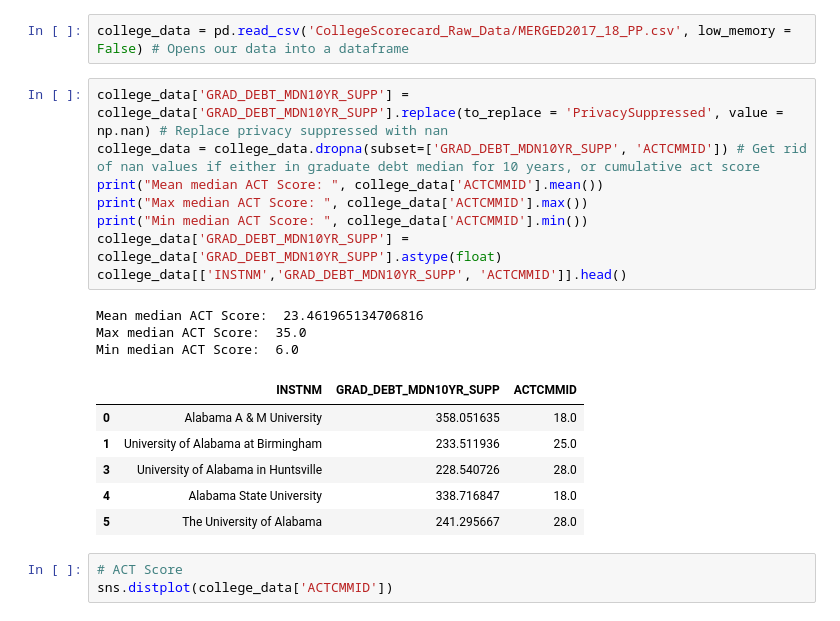
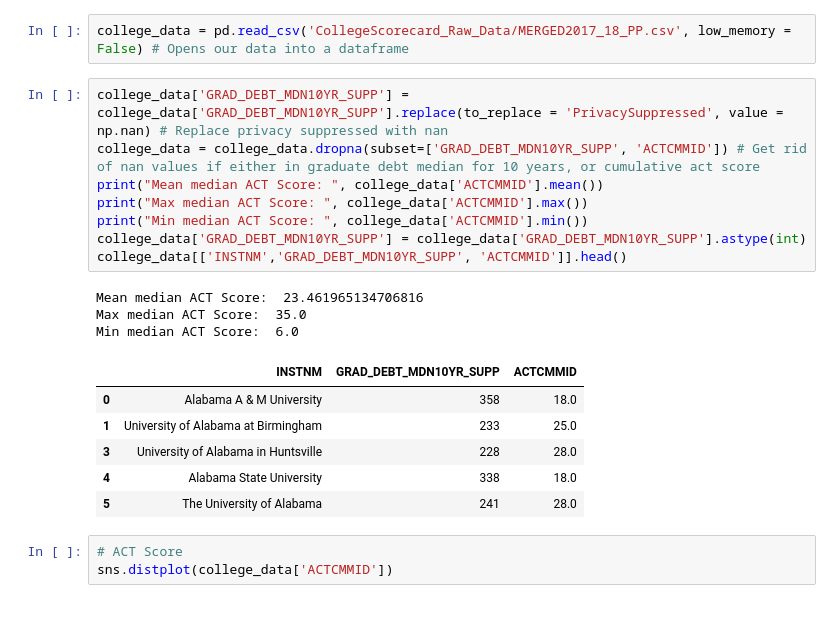
Before and after one commit to YJDave/cs418-s20-cs418_spring20_mighty_python, a Jupyter notebook: EduWorth.ipynb, the cells around one changed output. Cells and saved outputs as stored; diff of their text form.

```diff
--- a/EduWorth.ipynb
+++ b/EduWorth.ipynb
@@ -39,21 +39,21 @@ college_data = pd.read_csv('CollegeScorecard_Raw_Data/MERGED2017_18_PP.csv', low
 # %%
 college_data['GRAD_DEBT_MDN10YR_SUPP'] = college_data['GRAD_DEBT_MDN10YR_SUPP'].replace(to_replace = 'PrivacySuppressed', value = np.nan) # Replace privacy suppressed with nan
 college_data = college_data.dropna(subset=['GRAD_DEBT_MDN10YR_SUPP', 'ACTCMMID']) # Get rid of nan values if either in graduate debt median for 10 years, or cumulative act score
 print("Mean median ACT Score: ", college_data['ACTCMMID'].mean())
 print("Max median ACT Score: ", college_data['ACTCMMID'].max())
 print("Min median ACT Score: ", college_data['ACTCMMID'].min())
-college_data['GRAD_DEBT_MDN10YR_SUPP'] = college_data['GRAD_DEBT_MDN10YR_SUPP'].astype(float)
+college_data['GRAD_DEBT_MDN10YR_SUPP'] = college_data['GRAD_DEBT_MDN10YR_SUPP'].astype(int)
 college_data[['INSTNM','GRAD_DEBT_MDN10YR_SUPP', 'ACTCMMID']].head()
 # %% [output]
 Mean median ACT Score:  23.461965134706816
 Max median ACT Score:  35.0
 Min median ACT Score:  6.0
 |  | INSTNM | GRAD_DEBT_MDN10YR_SUPP | ACTCMMID |
-| 0 | Alabama A & M University | 358.051635 | 18.0 |
-| 1 | University of Alabama at Birmingham | 233.511936 | 25.0 |
-| 3 | University of Alabama in Huntsville | 228.540726 | 28.0 |
-| 4 | Alabama State University | 338.716847 | 18.0 |
-| 5 | The University of Alabama | 241.295667 | 28.0 |
+| 0 | Alabama A & M University | 358 | 18.0 |
+| 1 | University of Alabama at Birmingham | 233 | 25.0 |
+| 3 | University of Alabama in Huntsville | 228 | 28.0 |
+| 4 | Alabama State University | 338 | 18.0 |
+| 5 | The University of Alabama | 241 | 28.0 |
 # %%
 # ACT Score
 sns.distplot(college_data['ACTCMMID'])
```
Also changed, not shown: parts of 2 cells of this notebook.
